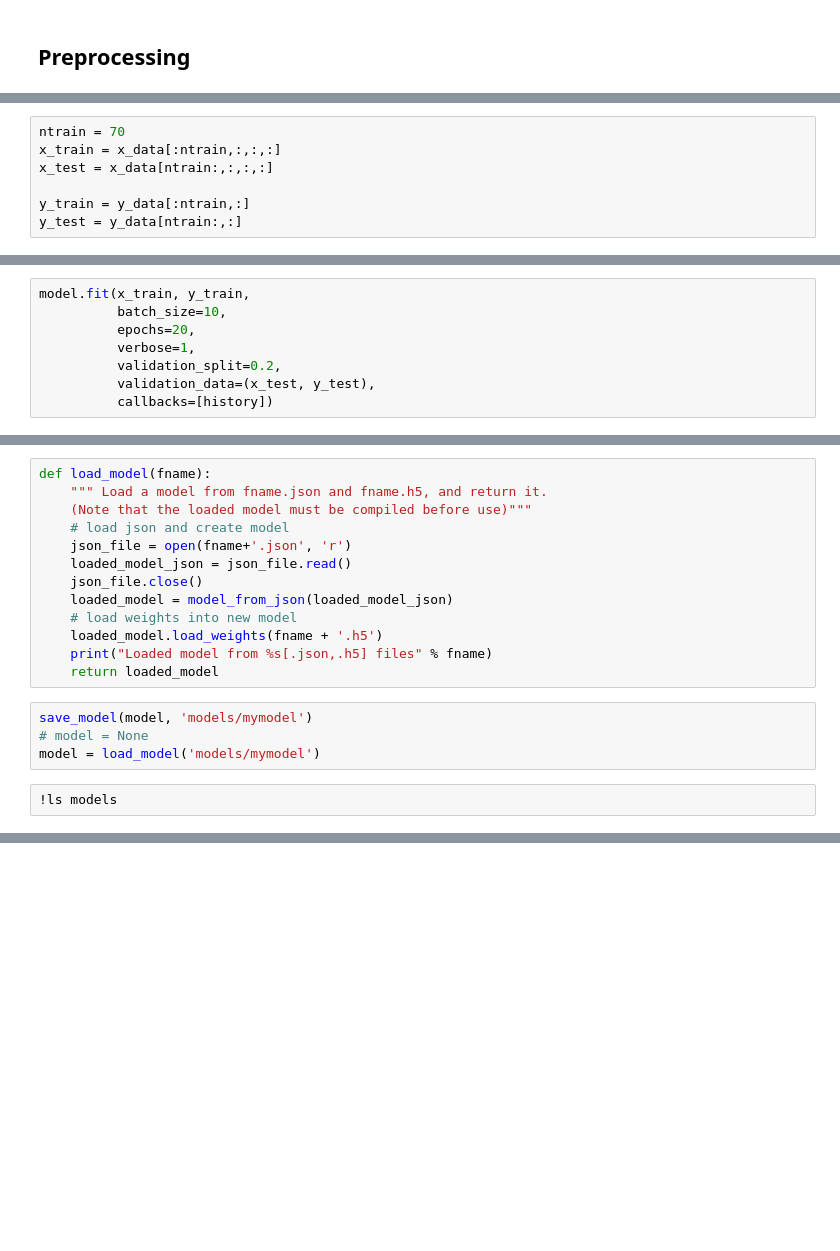
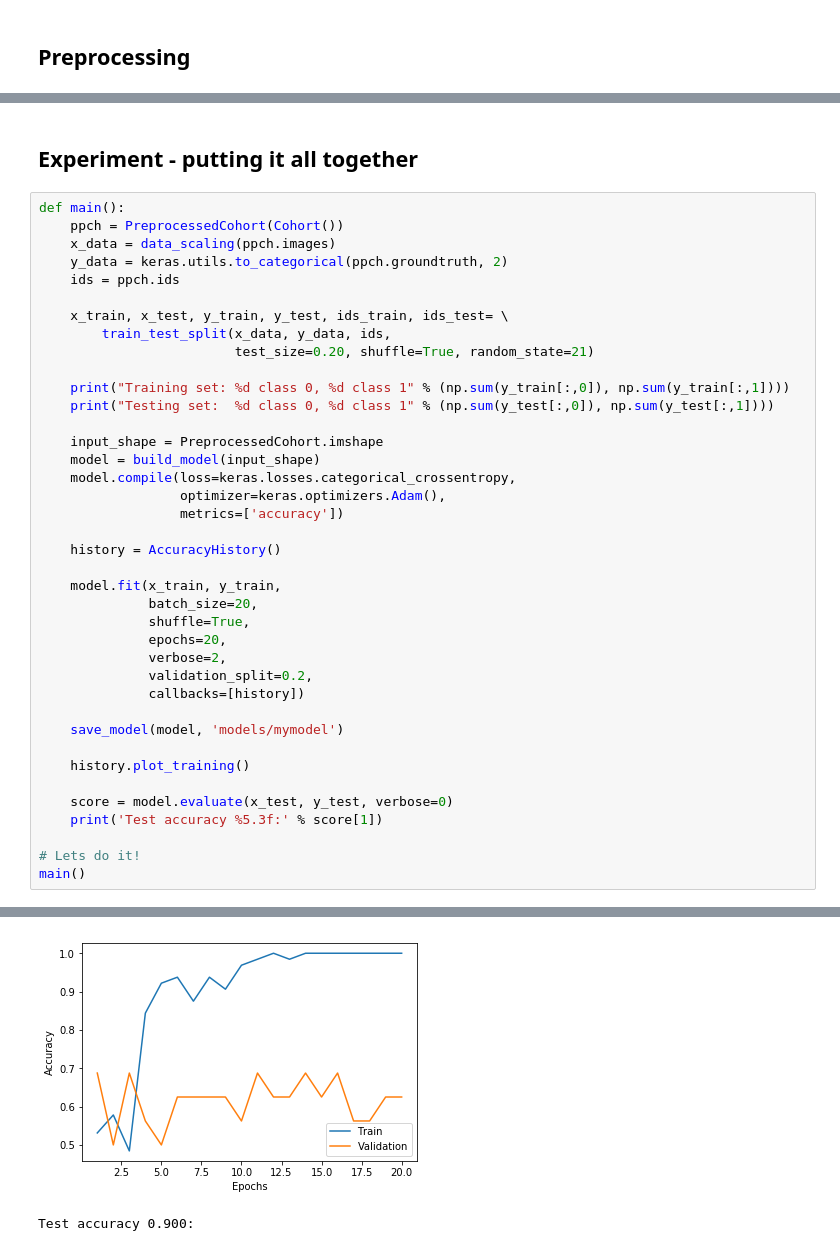
Before and after one commit to danielphil/kaggle_ctmi, a Jupyter notebook: kaggle_ctmi_simple.ipynb, the cells around one changed output, grey strips where cells are left out. Saved outputs shown, nothing was run; the diff lists cells and outputs as text; blank space fills up the shorter version.

Commit message:
Substantial rework and tidy, correcting train/test split, added main()...

```diff
--- a/kaggle_ctmi_simple.ipynb
+++ b/kaggle_ctmi_simple.ipynb
@@ -248,7 +340,0 @@ y_data.shape
-# %%
-ntrain = 70
-x_train = x_data[:ntrain,:,:,:]
-x_test = x_data[ntrain:,:,:,:]
-
-y_train = y_data[:ntrain,:]
-y_test = y_data[ntrain:,:]
@@ -266,8 +400,0 @@ history = AccuracyHistory()
-# %%
-model.fit(x_train, y_train,
-          batch_size=10,
-          epochs=20,
-          verbose=1,
-          validation_split=0.2,
-          validation_data=(x_test, y_test),
-          callbacks=[history])
@@ -301,19 +401,42 @@ def save_model(model, fname):
-# %%
-def load_model(fname):
-    """ Load a model from fname.json and fname.h5, and return it.
-    (Note that the loaded model must be compiled before use)"""
-    # load json and create model
-    json_file = open(fname+'.json', 'r')
-    loaded_model_json = json_file.read()
-    json_file.close()
-    loaded_model = model_from_json(loaded_model_json)
-    # load weights into new model
-    loaded_model.load_weights(fname + '.h5')
-    print("Loaded model from %s[.json,.h5] files" % fname)
-    return loaded_model
-# %%
-save_model(model, 'models/mymodel')
-# model = None
-model = load_model('models/mymodel')
-# %%
-!ls models
+# %% [markdown]
+## Experiment - putting it all together
+# %%
+def main():
+    ppch = PreprocessedCohort(Cohort())
+    x_data = data_scaling(ppch.images)
+    y_data = keras.utils.to_categorical(ppch.groundtruth, 2)
+    ids = ppch.ids
+
+    x_train, x_test, y_train, y_test, ids_train, ids_test= \
+        train_test_split(x_data, y_data, ids,
+                         test_size=0.20, shuffle=True, random_state=21)
+
+    print("Training set: %d class 0, %d class 1" % (np.sum(y_train[:,0]), np.sum(y_train[:,1])))
+    print("Testing set:  %d class 0, %d class 1" % (np.sum(y_test[:,0]), np.sum(y_test[:,1])))
+
+    input_shape = PreprocessedCohort.imshape
+    model = build_model(input_shape)
+    model.compile(loss=keras.losses.categorical_crossentropy,
+                  optimizer=keras.optimizers.Adam(),
+                  metrics=['accuracy'])
+
+    history = AccuracyHistory()
+
+    model.fit(x_train, y_train,
+              batch_size=20,
+              shuffle=True,
+              epochs=20,
+              verbose=2,
+              validation_split=0.2,
+              callbacks=[history])
+
+    save_model(model, 'models/mymodel')
+
+    history.plot_training()
+
+    score = model.evaluate(x_test, y_test, verbose=0)
+    print('Test accuracy %5.3f:' % score[1])
+
+# Lets do it!
+main()
+# %% [output]
@@ -319,0 +460,2 @@ model = load_model('models/mymodel')
+[figure, added]
+Test accuracy 0.900:
```
Also changed, not shown: parts of 22 cells of this notebook, 2 other files.
